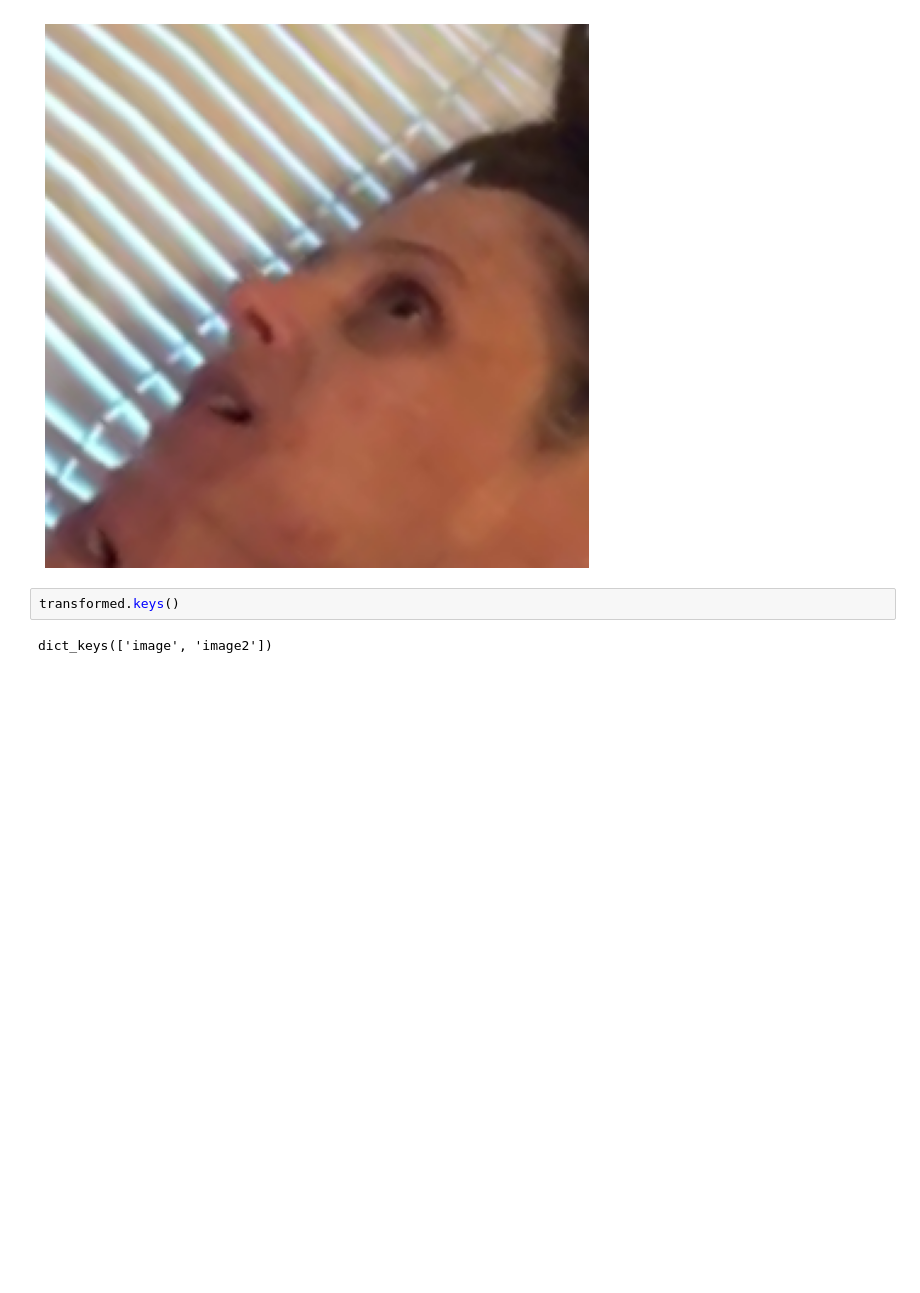
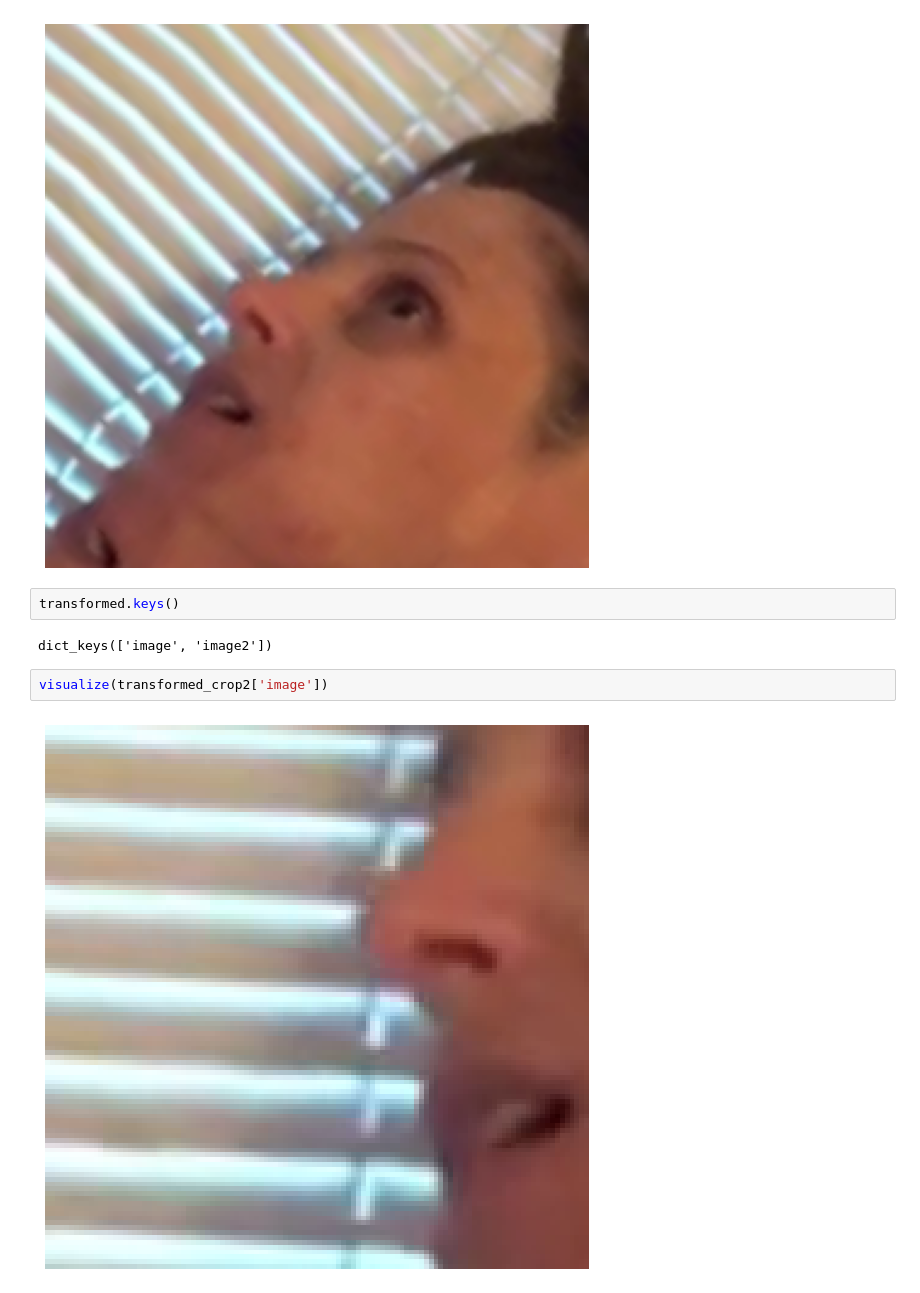
Before and after one commit to AugustasMacys/BachelorThesis, a Jupyter notebook: PlayWithImages.ipynb, the cells around one changed output. Saved outputs shown, nothing was run; the diff lists cells and outputs as text; blank space fills up the shorter version.

```diff
--- a/PlayWithImages.ipynb
+++ b/PlayWithImages.ipynb
@@ -184,3 +192,7 @@ visualize(transformed['image2'])
 transformed.keys()
 # %% [output]
 dict_keys(['image', 'image2'])
+# %%
+visualize(transformed_crop2['image'])
+# %% [output]
+[figure, added]
```
Also changed, not shown: parts of 4 cells of this notebook, 23 other files.
